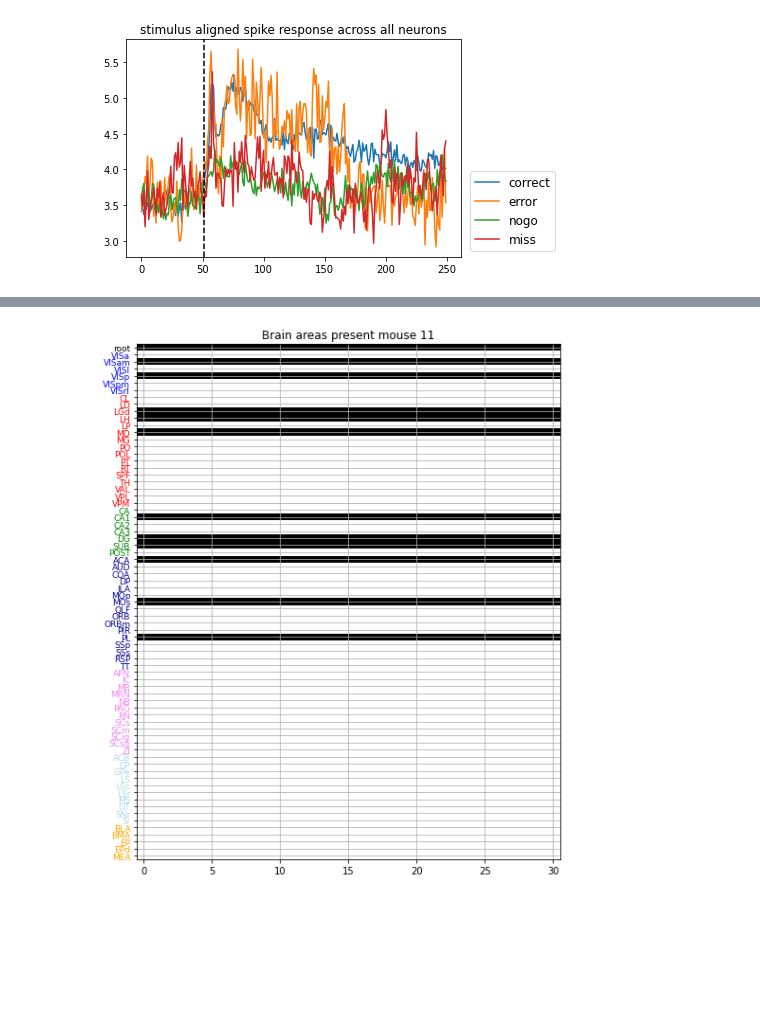
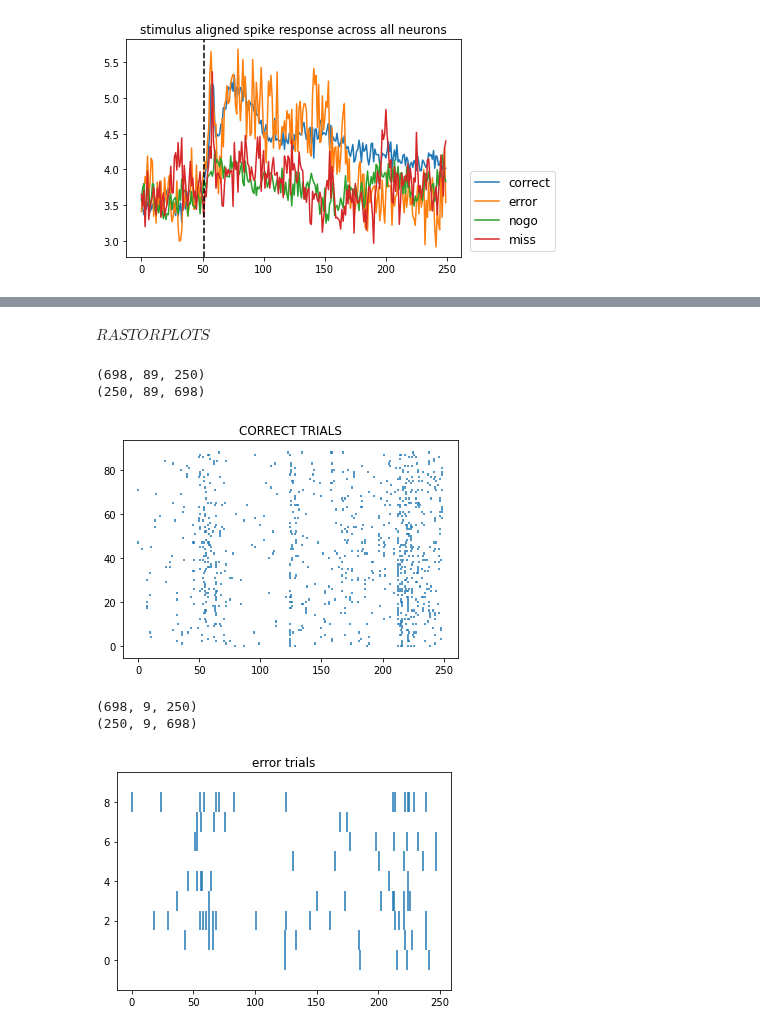
Before and after one commit to kayteeflick/nma_cn_flow_state, a Jupyter notebook: tmpTemplate.ipynb, the cells around one changed output, grey strips where cells are left out. Cells and saved outputs as stored; diff of their text form; code cells hidden in the pictures; blank space fills up the shorter version.

Commit message:
rastor by time and trial

```diff
--- a/tmpTemplate.ipynb
+++ b/tmpTemplate.ipynb
@@ -385,6 +383,8 @@ brain_groups = [["VISa", "VISam", "VISl", "VISp", "VISpm", "VISrl"], # visual co
                 ["ACB", "CP", "GPe", "LS", "LSc", "LSr", "MS", "OT", "SNr", "SI"], # basal ganglia
                 ["BLA", "BMA", "EP", "EPd", "MEA"] # cortical subplate
                 ]
+
+uroi = np.unique(alldat[11]['brain_area'])
 
 # Assign each area an index
 area_to_index = dict(root=0)
@@ -405,13 +405,6 @@ for j, d in enumerate(alldat[11]):
 plt.figure(figsize=(8, 10))
 plt.imshow(areas_by_dataset, cmap="Greys", aspect="auto", interpolation="none")
 
-# Label the axes
-#plt.xlabel("mouse 11")
-roi = np.unique(alldat[11]['brain_area'])
-
-# for i in range(len(roi)):
-#   plt.ylabel(roi[i])
-
 # Add tick labels
 yticklabels = ["root"]
 for group in brain_groups:
@@ -431,5 +424,5 @@ for group, color in zip(brain_groups, region_colors):
 
 plt.title("Brain areas present mouse 11")
 plt.grid(True)
-# %% [output]
-[figure, removed]
+# %% [markdown]
+$ RASTOR PLOTS $
@@ -435,0 +435,23 @@ plt.grid(True)
+# %%
+# # Display spike raster plot - correct trials
+# crr = data[:, correct_trial, :] #(698, 89, 250)
+C = crr.reshape(250,89,698)       #(250, 89, 698)
+avgC = np.mean(C, axis = 0) # collapse time
+spikes = []
+
+for i in range(C.shape[1]):
+    spikes.append(np.argwhere(C[:,i,0]==1)[:,0])
+_ = plt.eventplot(spikes)
+
+# for i in range(crr.shape[1]):
+#     spikes.append(np.argwhere(crr[0,i,:]==1)[:,0])
+
+# _ = plt.eventplot(spikes)
+
+plt.title('CORRECT TRIALS')
+print(crr.shape)
+print(C.shape)
+# %% [output]
+(698, 89, 250)
+(250, 89, 698)
+[figure, added]
@@ -435,0 +465,22 @@ plt.grid(True)
+# %%
+# # Display spike raster plot - error trials
+# err = data[:, error_trial, :]
+E = err.reshape(250,9,698) #(250, 9, 698)
+avgE = np.mean(E, axis = 0)
+spikes = []
+
+for i in range(E.shape[1]):
+    spikes.append(np.argwhere(E[:,i,0]==1)[:,0])
+_ = plt.eventplot(spikes)
+
+# for i in range(err.shape[1]):
+#     spikes.append(np.argwhere(err[0,i,:]==1)[:,0])
+# _ = plt.eventplot(spikes)
+
+plt.title('ERROR TRIALS')
+print(err.shape)
+print(E.shape)
+# %% [output]
+(698, 9, 250)
+(250, 9, 698)
+[figure, added]
```
Also changed, not shown: parts of 8 cells of this notebook.
